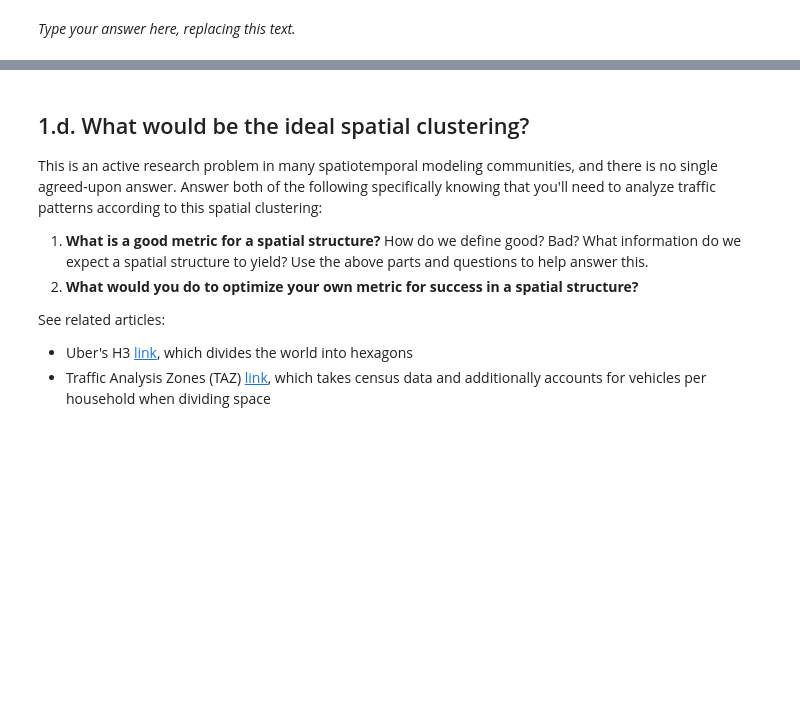
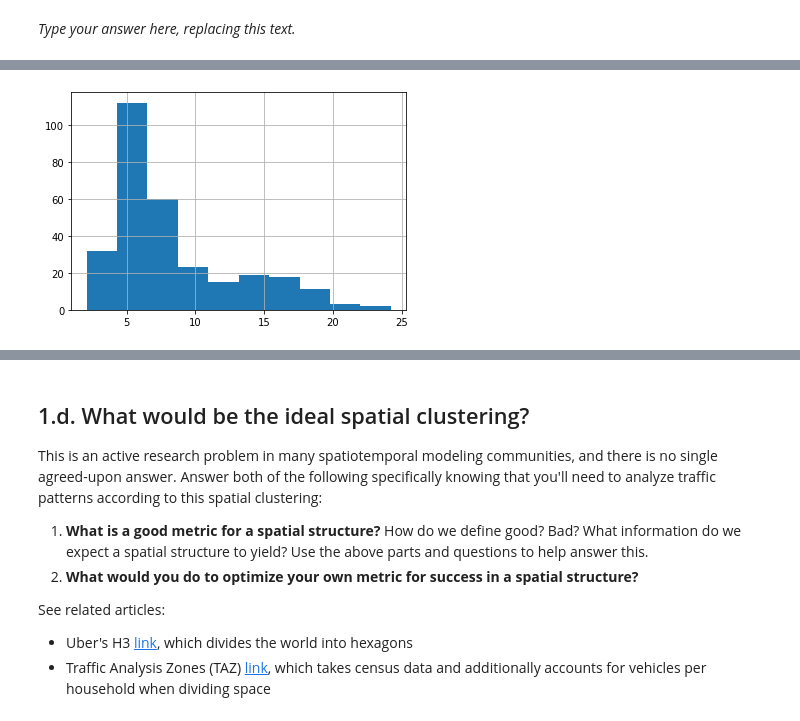
Before and after one commit to JerryPan2718/Traffic-EDA, a Jupyter notebook: Traffic_part1.ipynb, the cells around one changed output, grey strips where cells are left out. Drawn from its saved outputs; the diff is of its cells as text; code cells hidden in the pictures; blank space fills up the shorter version.

```diff
--- a/Traffic_part1.ipynb
+++ b/Traffic_part1.ipynb
@@ -546,9 +548,12 @@ points: 2
 manual: True
 -->
 # %%
-speed_variance_by_tract = ...
-average_variance_by_tract = ...
-variance_average_by_tract = ...
+speed_variance_by_tract = speeds_to_tract.groupby("MOVEMENT_ID").std()["speed_mph_mean"]
+speed_variance_by_tract.hist()
+average_variance_by_tract = np.mean(speed_variance_by_tract)
+variance_average_by_tract = np.std(speeds_to_tract.groupby(["MOVEMENT_ID"]).mean()["speed_mph_mean"])
+# %% [output]
+[figure, added]
 # %% [markdown]
 <!-- END QUESTION -->
 
```
Also changed, not shown: parts of 21 cells of this notebook, 1 other file.
